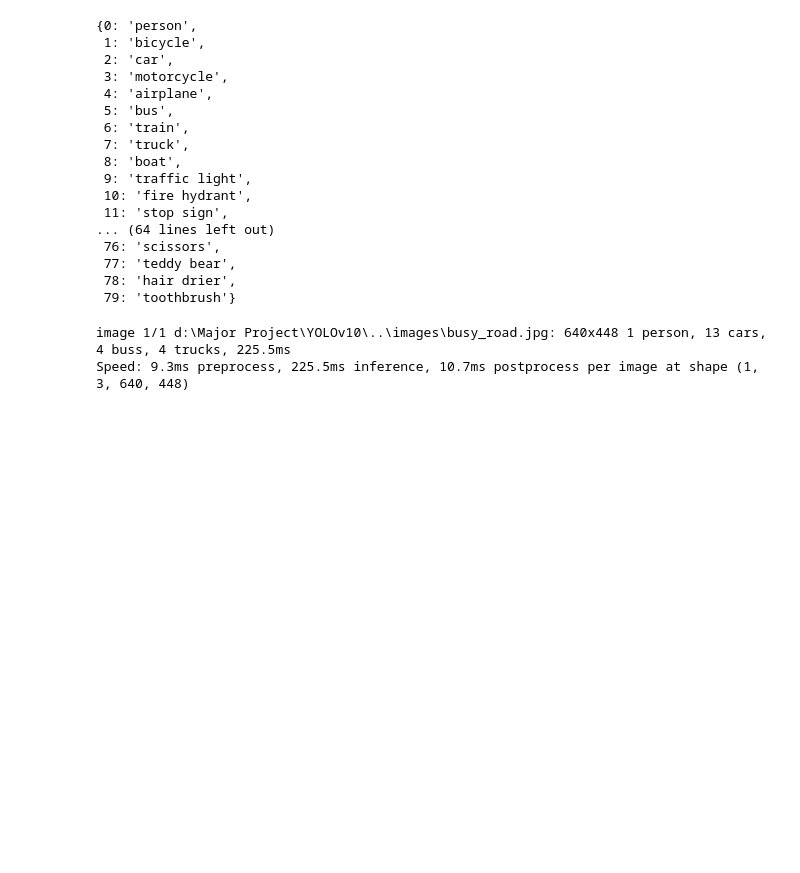
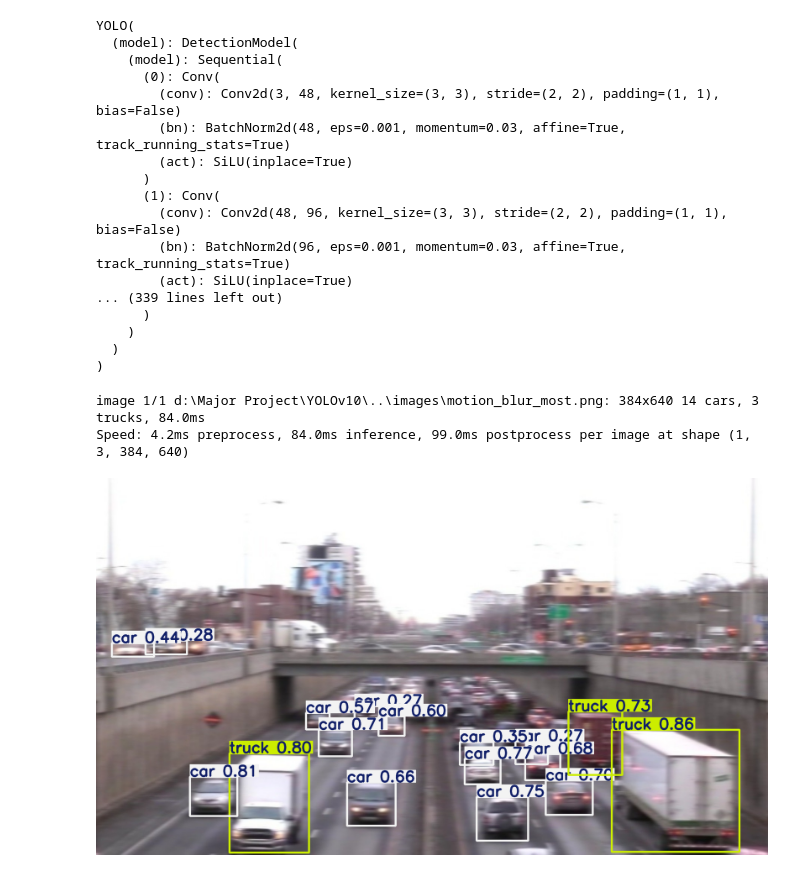
Before and after one commit to Ashish-NIT-Goa/Major-Project-Temporary, a Jupyter notebook: YOLOv10/object_detection.ipynb, the cells around one changed output. Drawn from its saved outputs; the diff is of its cells as text; code cells hidden in the pictures; blank space fills up the shorter version.

```diff
--- a/YOLOv10/object_detection.ipynb
+++ b/YOLOv10/object_detection.ipynb
@@ -2,36 +2,37 @@
 from ultralytics import YOLO
 # %%
 # Load a pre-trained YOLOv10n model
-model = YOLO(r"..\models\yolov10m.pt")
+# model = YOLO(r"..\models\yolov10m.pt")
+model = YOLO(r"..\models\yolov8m.pt")
 # %%
 model.to('cuda')
-model.names
 # %% [output]
-{0: 'person',
- 1: 'bicycle',
- 2: 'car',
- 3: 'motorcycle',
- 4: 'airplane',
- 5: 'bus',
- 6: 'train',
- 7: 'truck',
- 8: 'boat',
- 9: 'traffic light',
- 10: 'fire hydrant',
- 11: 'stop sign',
-... (64 lines left out)
- 76: 'scissors',
- 77: 'teddy bear',
- 78: 'hair drier',
- 79: 'toothbrush'}
+YOLO(
+  (model): DetectionModel(
+    (model): Sequential(
+      (0): Conv(
+        (conv): Conv2d(3, 48, kernel_size=(3, 3), stride=(2, 2), padding=(1, 1), bias=False)
+        (bn): BatchNorm2d(48, eps=0.001, momentum=0.03, affine=True, track_running_stats=True)
+        (act): SiLU(inplace=True)
+      )
+      (1): Conv(
+        (conv): Conv2d(48, 96, kernel_size=(3, 3), stride=(2, 2), padding=(1, 1), bias=False)
+        (bn): BatchNorm2d(96, eps=0.001, momentum=0.03, affine=True, track_running_stats=True)
+        (act): SiLU(inplace=True)
+... (339 lines left out)
+      )
+    )
+  )
+)
 # %%
 
 
 # Perform object detection on an image
-results = model(r"..\images\busy_road.jpg")
+results = model(r"..\images\motion_blur_most.png")
 
 # Display the results
 results[0].show()
 # %% [output]
-image 1/1 d:\Major Project\YOLOv10\..\images\busy_road.jpg: 640x448 1 person, 13 cars, 4 buss, 4 trucks, 225.5ms
-Speed: 9.3ms preprocess, 225.5ms inference, 10.7ms postprocess per image at shape (1, 3, 640, 448)
+image 1/1 d:\Major Project\YOLOv10\..\images\motion_blur_most.png: 384x640 14 cars, 3 trucks, 84.0ms
+Speed: 4.2ms preprocess, 84.0ms inference, 99.0ms postprocess per image at shape (1, 3, 384, 640)
+[figure, added]
```
Also changed, not shown: 14 other files.
